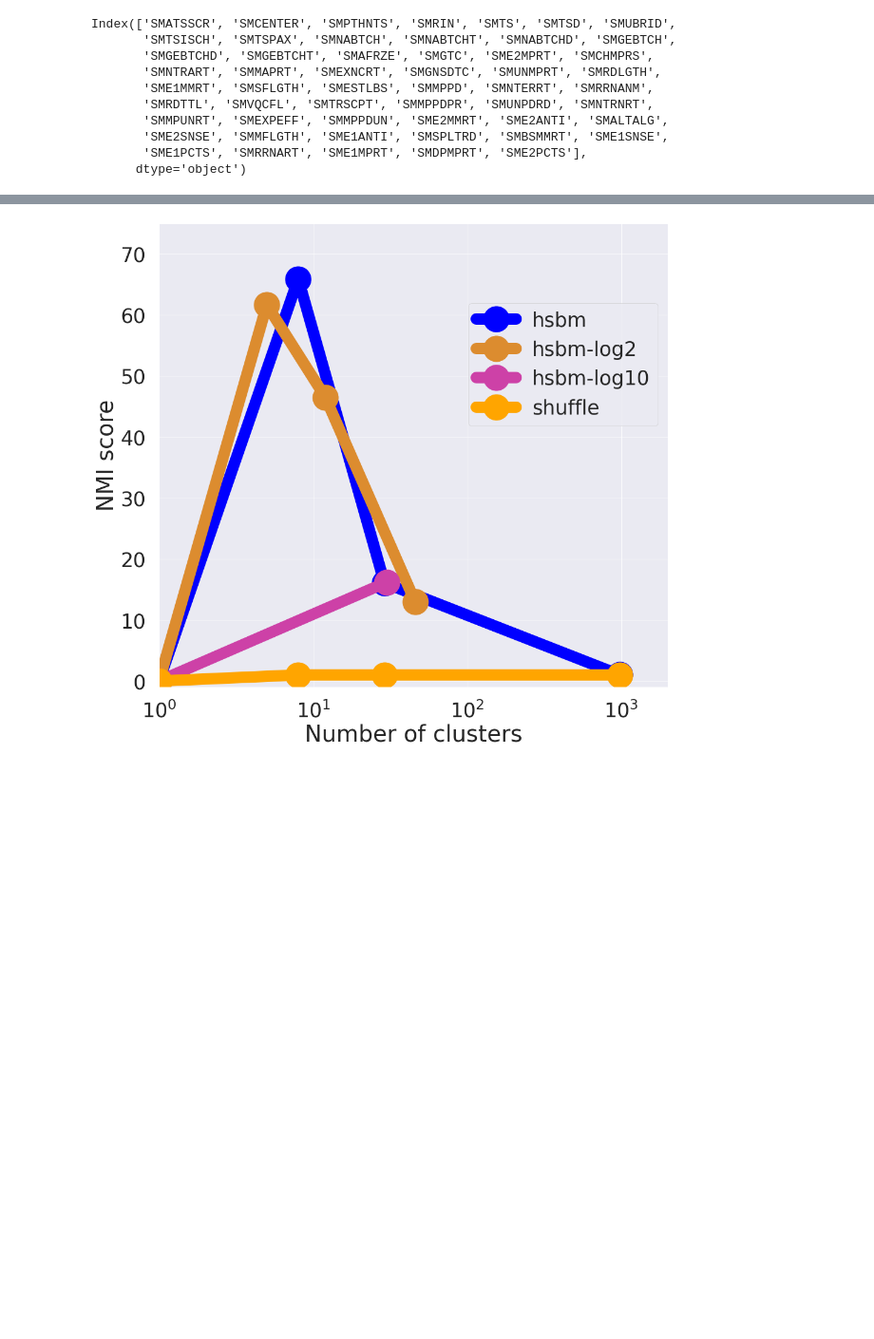
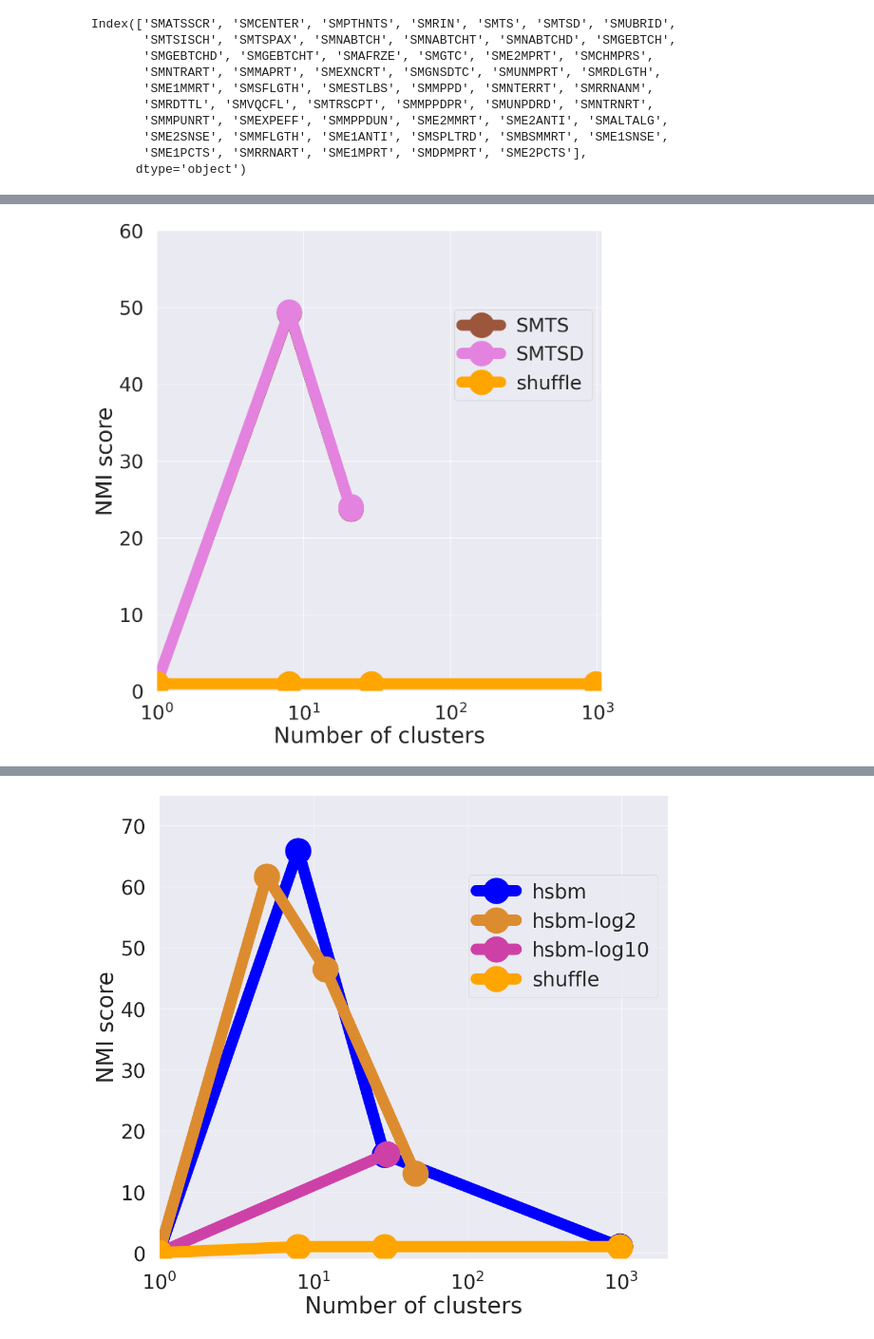
Before and after one commit to fvalle1/topics, a Jupyter notebook: hSBM_clusters.ipynb, the cells around one changed output, grey strips where cells are left out. Shown: that part at 95% size. Saved outputs shown, nothing was run; the diff lists cells and outputs as text; code cells hidden in the pictures; blank space fills up the shorter version.

```diff
--- a/hSBM_clusters.ipynb
+++ b/hSBM_clusters.ipynb
@@ -161,3 +173,21 @@ fig.savefig("%s/metric_scores_hierstructure.pdf"%(directory))
+# %%
+scores = {}
+for label in labels:
+    scores[label] = get_scores(directory, labels, verbose=False, algorithm="lda")[label]
+scores['shuffle'] = get_scores_shuffled(directory, df_files, label=labels[0], algorithm='topsbm')
+norm_scores = scores.copy()
+normalise_score(norm_scores, base_algorithm="shuffle")
+# %%
+fig=plt.figure(figsize=(18,15))
+ax = fig.subplots(1)
+add_score_lines(ax,norm_scores,V="norm_V", labels=labels+["shuffle"], alpha=1)
+ax.set_xscale('log')
+ax.set_ylim(0,60)
+
+plt.show()
+fig.savefig("%s/metric_lda_scores_hierstructure.pdf"%(directory))
+# %% [output]
+[figure, added]
 # %%
 fig=plt.figure(figsize=(18,15))
 ax = fig.subplots(1)
```
Also changed, not shown: parts of 10 cells of this notebook, 8 other files.
